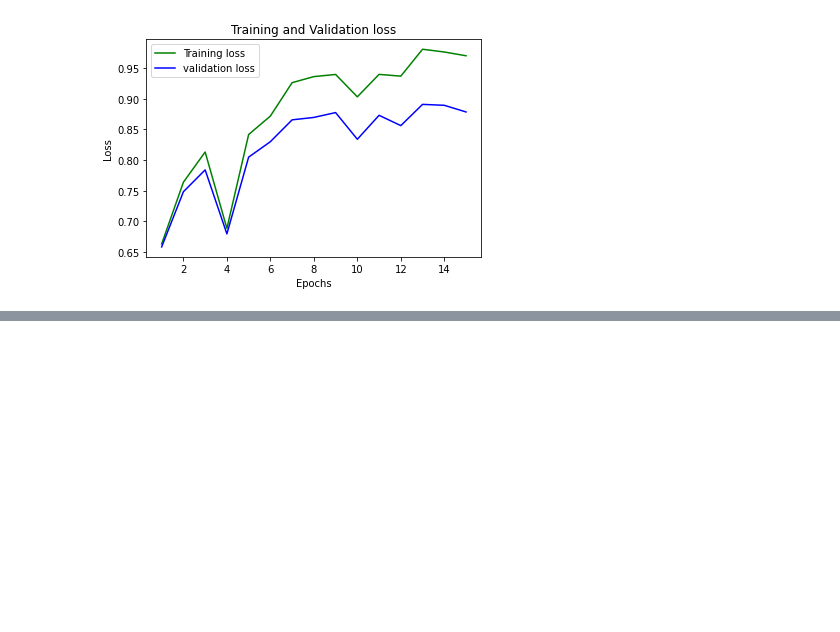
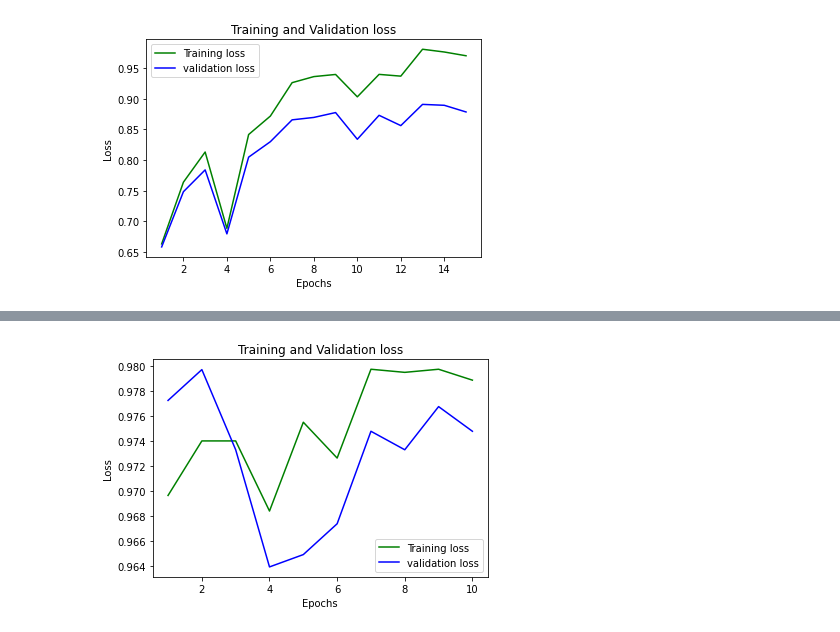
Before and after one commit to tokyo-s/Different_projects, a Jupyter notebook: catdogs/Untitled.ipynb, the cells around one changed output, grey strips where cells are left out. Cells and saved outputs as stored; diff of their text form; code cells hidden in the pictures; blank space fills up the shorter version.

```diff
--- a/catdogs/Untitled.ipynb
+++ b/catdogs/Untitled.ipynb
@@ -2,7 +2,6 @@
 # Sarcini:
 #  - Scrierea și comentarea codului.
 #  - Implimentarea rețelei neuronale.
-
 
 #Important imports
 from numpy.core.fromnumeric import argmax
@@ -23,6 +22,6 @@ from torchvision import transforms,models
 import matplotlib.pyplot as plt
 
 #Choosing devide to be gpu if have one, else cpu
-DEVICE = torch.device( "cpu")  ##
+DEVICE = torch.device( "cuda")  ##
 print(DEVICE)
 # %% [output]
@@ -59,7 +55,11 @@ class Data(Dataset):
 
 transform = transforms.Compose([
     transforms.Resize((224, 224)),
-    transforms.ToTensor()
+    transforms.ToTensor(),
+    transforms.Normalize(
+        mean=[0.485, 0.456, 0.406],
+        std=[0.229, 0.224, 0.225]
+    )
 ])
 
 transform_augment = transforms.Compose([
@@ -305,6 +305,8 @@ Epoch 14) Train Accuracy: 0.9761399030685425 Test Accuracy: 0.8892733454704285
 Epoch 15) Train Accuracy: 0.970018744468689 Test Accuracy: 0.8783984184265137
 [figure]
 # %%
+from collections import OrderedDict
+
 # Transfer learning, importing pretrained resnet50 and changing it's last layer to be a simple binary classification
 model = models.resnet50(pretrained=True)
 
@@ -314,7 +316,11 @@ for param in model.parameters():
 
 learning_rate = 1e-3
 nr_feat = model.fc.in_features
-model.fc = nn.Linear(nr_feat, 1)
+
+
+
+
+model.fc = nn.Sequential(OrderedDict([('conv1', nn.Linear(nr_feat, 1)),('relu1', nn.Sigmoid())]))
 model = model.to(DEVICE)
 
 optimizer = optim.Adam(model.parameters(),lr=learning_rate)
@@ -322,7 +328,7 @@ loss_fn = nn.BCEWithLogitsLoss()
 
 #train pretrained
 training_loop(
-    n_epochs=50,
+    n_epochs=10,
     optimizer=optimizer,
     model = model,
     loss_fn = loss_fn,
@@ -330,3 +336,4 @@ training_loop(
     train_loader=train_loader,
     val_loader = test_loader
 )
+# %% [output]
@@ -333,3 +350,4 @@ training_loop(
+[figure, added]
 # %%
 model = models.resnet50(pretrained=True)
 
```
Also changed, not shown: parts of 3 cells of this notebook.
